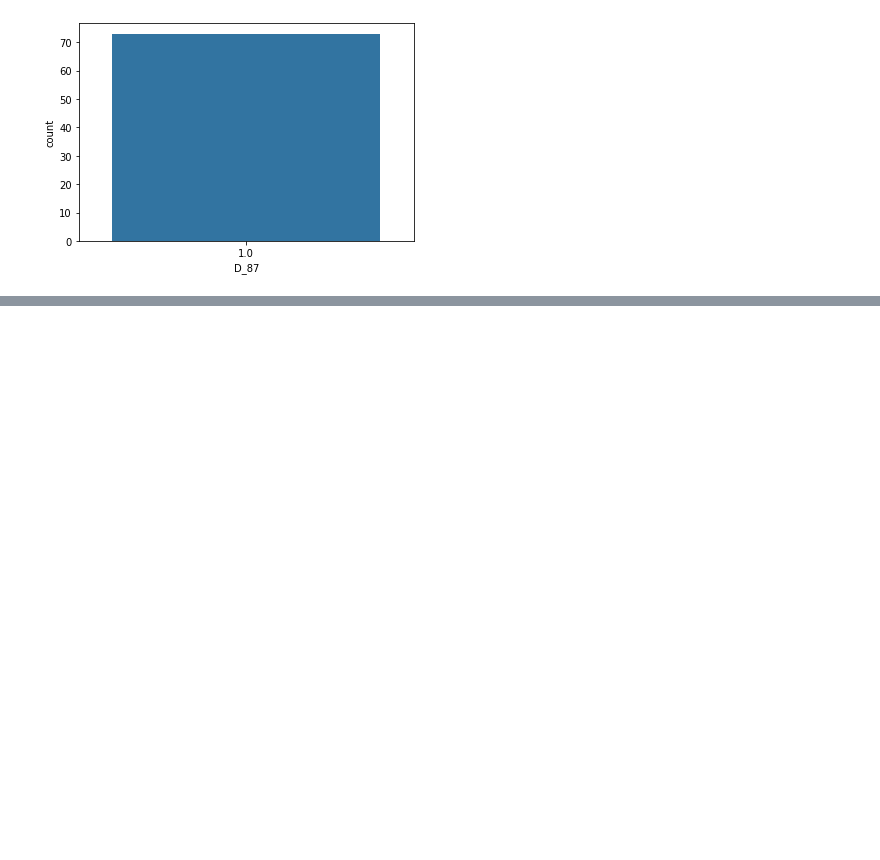
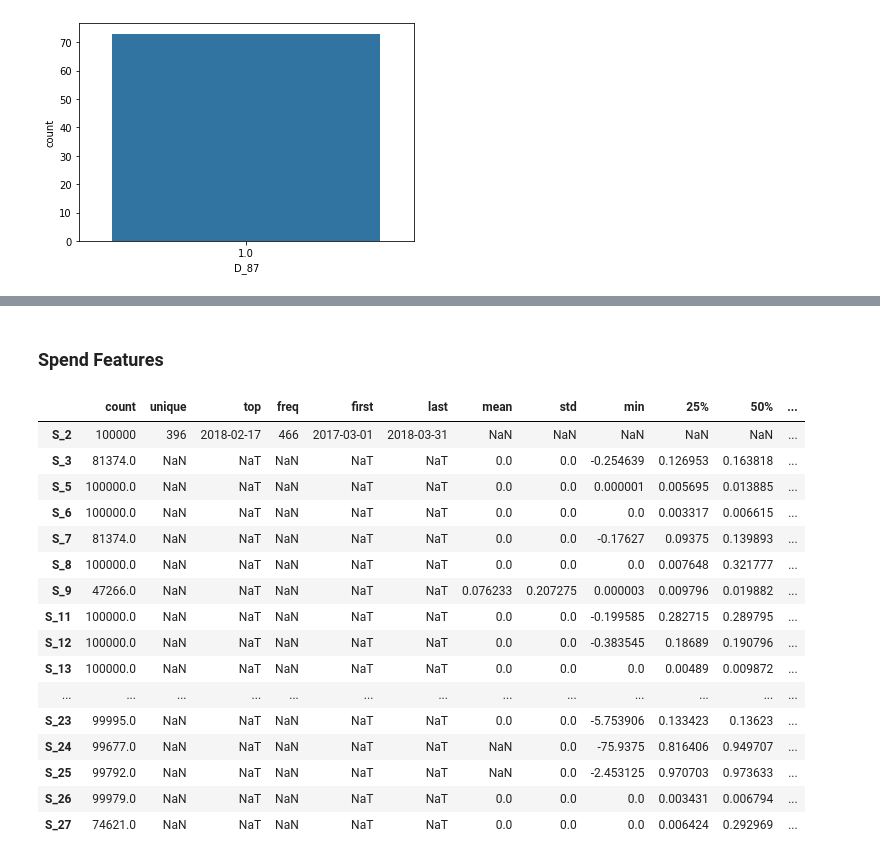
Before and after one commit to akanshakhandelwal/Kaggle, a Jupyter notebook: AmericanExpress_copy.ipynb, the cells around one changed output, grey strips where cells are left out. Saved outputs shown, nothing was run; the diff lists cells and outputs as text; code cells hidden in the pictures; blank space fills up the shorter version.

```diff
--- a/AmericanExpress_copy.ipynb
+++ b/AmericanExpress_copy.ipynb
@@ -28,3 +54,23 @@ Mounted at /content/drive
+# %%
+def describe_data(data):
+
+    return(data.describe(include='all').T)
+
+
+def missing_values(data):
+  total_missing_values = data.isnull().sum().sort_values(ascending=False)
+  percent_missing_values = (data.isnull().sum()/data.isnull().count()).sort_values(ascending=False)
+  missing_data = pd.concat([total_missing_values, percent_missing_values], axis=1, keys=['Total','Percent'])
+  return(missing_data.head(40))
+
+def correlation_values(data,count=30):
+  train_data_corr =  data.corr(method='pearson')
+  corr=train_data_corr.where(np.triu(np.ones(train_data_corr.shape),k=1).astype(np.bool))
+  corr_df=corr.unstack().reset_index()
+
+  corr_df.columns = ['Variable1','Variable2','CORRELATION']
+  corr_df['CORR_ABS'] = abs(corr_df['CORRELATION'])
+  return(corr_df.sort_values('CORR_ABS', ascending=False).head(count))
 # %% [markdown]
 ### Reading and understanding data
 # %%
@@ -417,0 +344,22 @@ Deprecated in NumPy 1.20; for more details and guidance: https://numpy.org/devdo
+# %% [markdown]
+### Spend Features
+# %%
+describe_data(train_data[features_Spend])
+# %% [output]
+|  | count | unique | top | freq | first | last | mean | std | min | 25% | 50% | ... |
+| S_2 | 100000 | 396 | 2018-02-17 | 466 | 2017-03-01 | 2018-03-31 | NaN | NaN | NaN | NaN | NaN | ... |
+| S_3 | 81374.0 | NaN | NaT | NaN | NaT | NaT | 0.0 | 0.0 | -0.254639 | 0.126953 | 0.163818 | ... |
+| S_5 | 100000.0 | NaN | NaT | NaN | NaT | NaT | 0.0 | 0.0 | 0.000001 | 0.005695 | 0.013885 | ... |
+| S_6 | 100000.0 | NaN | NaT | NaN | NaT | NaT | 0.0 | 0.0 | 0.0 | 0.003317 | 0.006615 | ... |
+| S_7 | 81374.0 | NaN | NaT | NaN | NaT | NaT | 0.0 | 0.0 | -0.17627 | 0.09375 | 0.139893 | ... |
+| S_8 | 100000.0 | NaN | NaT | NaN | NaT | NaT | 0.0 | 0.0 | 0.0 | 0.007648 | 0.321777 | ... |
+| S_9 | 47266.0 | NaN | NaT | NaN | NaT | NaT | 0.076233 | 0.207275 | 0.000003 | 0.009796 | 0.019882 | ... |
+| S_11 | 100000.0 | NaN | NaT | NaN | NaT | NaT | 0.0 | 0.0 | -0.199585 | 0.282715 | 0.289795 | ... |
+| S_12 | 100000.0 | NaN | NaT | NaN | NaT | NaT | 0.0 | 0.0 | -0.383545 | 0.18689 | 0.190796 | ... |
+| S_13 | 100000.0 | NaN | NaT | NaN | NaT | NaT | 0.0 | 0.0 | 0.0 | 0.00489 | 0.009872 | ... |
+| ... | ... | ... | ... | ... | ... | ... | ... | ... | ... | ... | ... | ... |
+| S_23 | 99995.0 | NaN | NaT | NaN | NaT | NaT | 0.0 | 0.0 | -5.753906 | 0.133423 | 0.13623 | ... |
+| S_24 | 99677.0 | NaN | NaT | NaN | NaT | NaT | NaN | 0.0 | -75.9375 | 0.816406 | 0.949707 | ... |
+| S_25 | 99792.0 | NaN | NaT | NaN | NaT | NaT | NaN | 0.0 | -2.453125 | 0.970703 | 0.973633 | ... |
+| S_26 | 99979.0 | NaN | NaT | NaN | NaT | NaT | 0.0 | 0.0 | 0.0 | 0.003431 | 0.006794 | ... |
+| S_27 | 74621.0 | NaN | NaT | NaN | NaT | NaT | 0.0 | 0.0 | 0.0 | 0.006424 | 0.292969 | ... |
```
Also changed, not shown: parts of 27 cells of this notebook.
